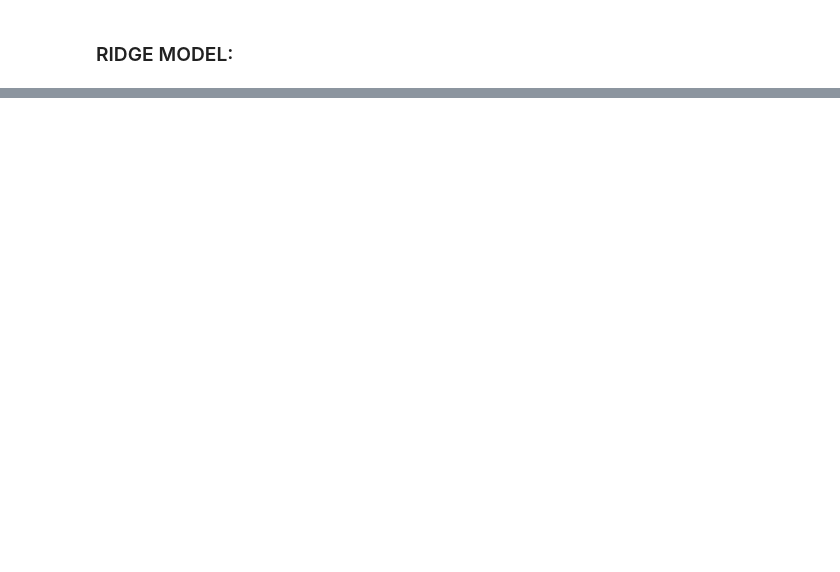
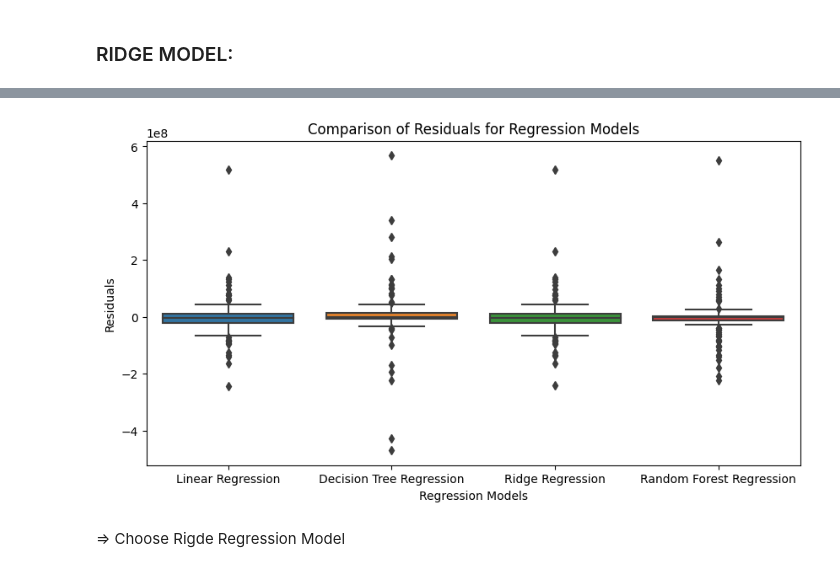
Before and after one commit to luongkhanhphuong2412/Movie_Recommedation_System, a Jupyter notebook: movie_modeling.ipynb, the cells around one changed output, grey strips where cells are left out. Saved outputs shown, nothing was run; the diff lists cells and outputs as text; code cells hidden in the pictures; blank space fills up the shorter version.

```diff
--- a/movie_modeling.ipynb
+++ b/movie_modeling.ipynb
@@ -416,0 +508,26 @@ Mean Absolue Error:  39880092.48412837
+# %%
+# Calculate residuals for each model
+linear_residuals = y_test - linear_y_pred
+dtr_residuals = y_test - dtr_y_pred
+ridge_residuals = y_test - reg_y_pred
+rf_residuals = y_test - y_pred_rf
+# %%
+# Create a DataFrame to store residuals
+residuals_df = pd.DataFrame({
+    'Linear Regression': linear_residuals,
+    'Decision Tree Regression': dtr_residuals,
+    'Ridge Regression': ridge_residuals,
+    'Random Forest Regression': rf_residuals
+})
+
+# Plot boxplots of residuals for each model
+plt.figure(figsize=(10, 5))
+sns.boxplot(data=residuals_df)
+plt.xlabel('Regression Models')
+plt.ylabel('Residuals')
+plt.title('Comparison of Residuals for Regression Models')
+plt.show()
+# %% [output]
+[figure, added]
+# %% [markdown]
+=>  Choose Rigde Regression Model
```
Also changed, not shown: parts of 16 cells of this notebook.
